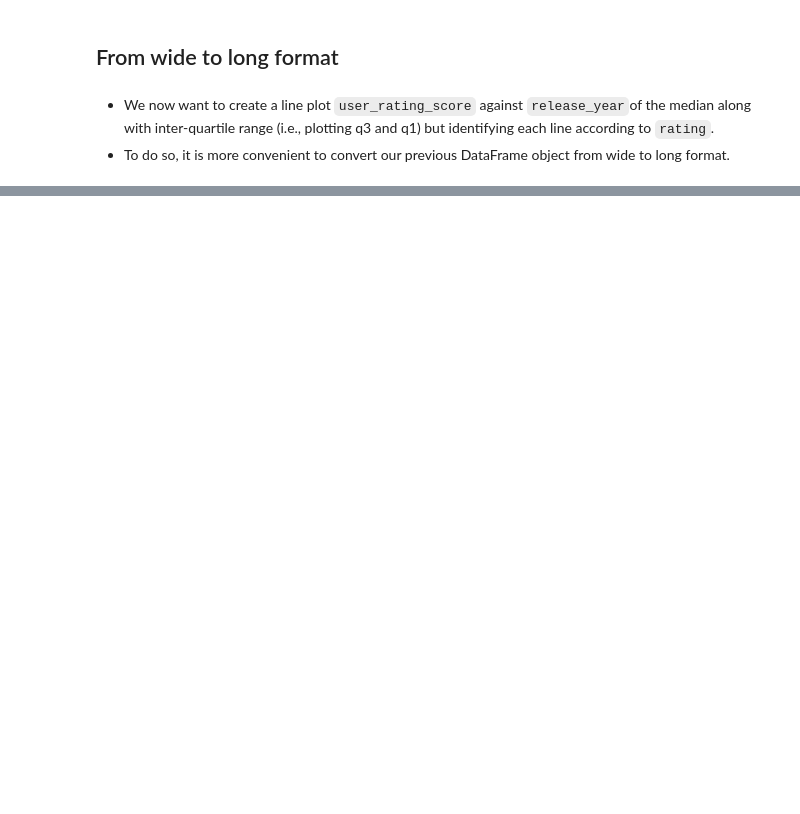
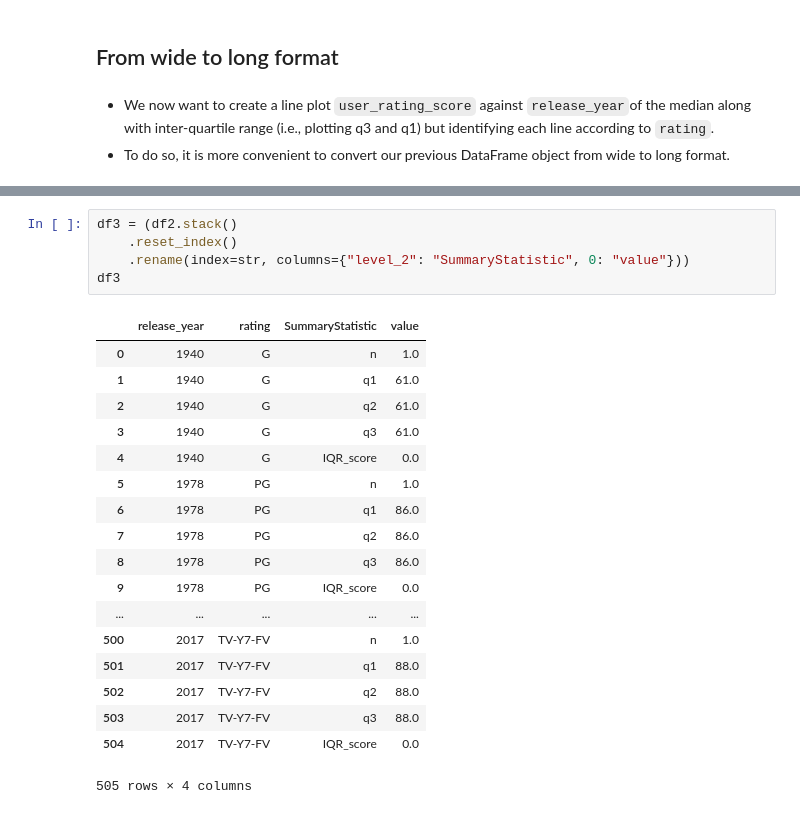
Before and after one commit to Fay-Wu/134Note, a Jupyter notebook: split-apply-combine-netflix-data.ipynb, the cells around one changed output, grey strips where cells are left out. Drawn from its saved outputs; the diff is of its cells as text; blank space fills up the shorter version.

```diff
--- a/split-apply-combine-netflix-data.ipynb
+++ b/split-apply-combine-netflix-data.ipynb
@@ -232,0 +284,24 @@ df3.head()
+# %%
+df3 = (df2.stack()
+    .reset_index()
+    .rename(index=str, columns={"level_2": "SummaryStatistic", 0: "value"}))
+df3
+# %% [output]
+|  | release_year | rating | SummaryStatistic | value |
+| 0 | 1940 | G | n | 1.0 |
+| 1 | 1940 | G | q1 | 61.0 |
+| 2 | 1940 | G | q2 | 61.0 |
+| 3 | 1940 | G | q3 | 61.0 |
+| 4 | 1940 | G | IQR_score | 0.0 |
+| 5 | 1978 | PG | n | 1.0 |
+| 6 | 1978 | PG | q1 | 86.0 |
+| 7 | 1978 | PG | q2 | 86.0 |
+| 8 | 1978 | PG | q3 | 86.0 |
+| 9 | 1978 | PG | IQR_score | 0.0 |
+| ... | ... | ... | ... | ... |
+| 500 | 2017 | TV-Y7-FV | n | 1.0 |
+| 501 | 2017 | TV-Y7-FV | q1 | 88.0 |
+| 502 | 2017 | TV-Y7-FV | q2 | 88.0 |
+| 503 | 2017 | TV-Y7-FV | q3 | 88.0 |
+| 504 | 2017 | TV-Y7-FV | IQR_score | 0.0 |
+505 rows × 4 columns
```
Also changed, not shown: parts of 11 cells of this notebook.
